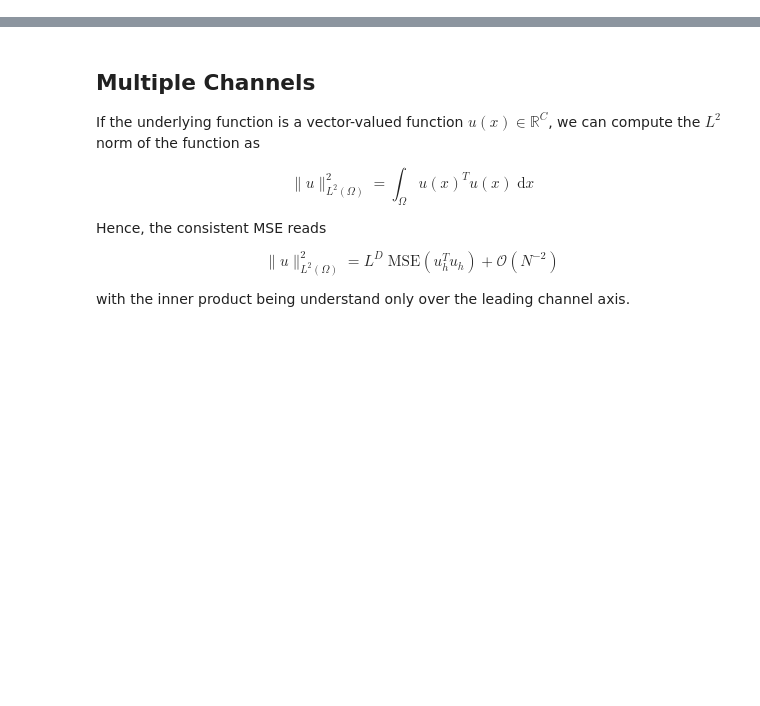
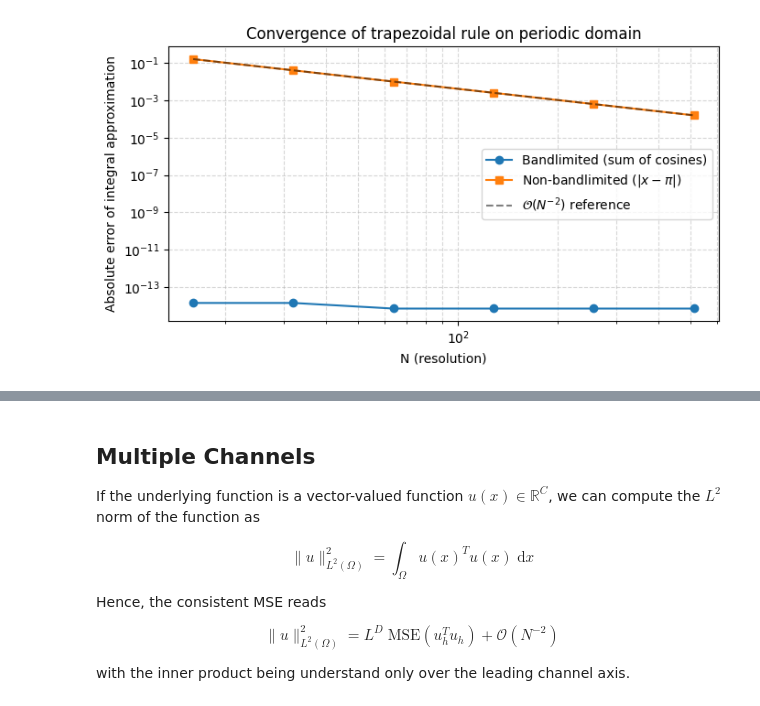
Before and after one commit to Ceyron/exponax, a Jupyter notebook: docs/examples/on_metrics_advanced.ipynb, the cells around one changed output, grey strips where cells are left out. Saved outputs shown, nothing was run; the diff lists cells and outputs as text; code cells hidden in the pictures; blank space fills up the shorter version.

Commit message:
Finalize the Metrics Notebooks (#85)
* Write the introductory metric notebook

* Execute Notebook

* Implement advanced metrics notebook

```diff
--- a/docs/examples/on_metrics_advanced.ipynb
+++ b/docs/examples/on_metrics_advanced.ipynb
@@ -150,0 +163,19 @@ Is consistent with the L1 norm???
+# %%
+L = 2 * jnp.pi
+N = 128
+dx = L / N
+grid = jnp.arange(N) * dx
+
+# Bandlimited signal: sum of a few cosines
+u = 3.0 * jnp.cos(grid) + 1.5 * jnp.cos(3 * grid) + 0.7 * jnp.cos(5 * grid)
+
+# Manual trapezoidal rule: (L/N) * sum(|u|^2)
+manual_mse = (L / N) * jnp.sum(u**2)
+
+# Using exponax (needs leading channel axis)
+u_ex = u[None, :]  # shape (1, N)
+ex_mse = ex.metrics.MSE(u_ex, domain_extent=float(L))
+
+print(f"Manual  (L/N)*sum(|u|^2) = {float(manual_mse):.10f}")
+print(f"ex.metrics.MSE           = {float(ex_mse):.10f}")
+print(f"Difference               = {float(jnp.abs(manual_mse - ex_mse)):.2e}")
@@ -150,0 +205,48 @@ Is consistent with the L1 norm???
+# %%
+resolutions = [16, 32, 64, 128, 256, 512]
+
+# (a) Bandlimited signal: analytic ||u||^2 = pi * (3^2 + 1.5^2 + 0.7^2)
+# (cross terms integrate to zero, cos^2(kx) integrates to pi)
+analytic_bl = jnp.pi * (3.0**2 + 1.5**2 + 0.7**2)
+
+# (b) Non-bandlimited: u(x) = |x - pi|, continuous periodic with kinks
+# int_0^{2pi} (x - pi)^2 dx = 2*pi^3/3
+analytic_nbl = 2.0 * jnp.pi**3 / 3.0
+
+errors_bl = []
+errors_nbl = []
+
+for N_i in resolutions:
+    grid_i = jnp.arange(N_i) * (L / N_i)
+
+    # Bandlimited
+    u_bl = 3.0 * jnp.cos(grid_i) + 1.5 * jnp.cos(3 * grid_i) + 0.7 * jnp.cos(5 * grid_i)
+    integral_bl = (L / N_i) * jnp.sum(u_bl**2)
+    errors_bl.append(float(jnp.maximum(jnp.abs(integral_bl - analytic_bl), 1e-16)))
+
+    # Non-bandlimited: |x - pi|
+    u_nbl = jnp.abs(grid_i - jnp.pi)
+    integral_nbl = (L / N_i) * jnp.sum(u_nbl**2)
+    errors_nbl.append(float(jnp.abs(integral_nbl - analytic_nbl)))
+
+plt.figure(figsize=(7, 4))
+plt.loglog(resolutions, errors_bl, "o-", label="Bandlimited (sum of cosines)")
+plt.loglog(resolutions, errors_nbl, "s-", label="Non-bandlimited ($|x - \\pi|$)")
+# Reference line for N^{-2}
+N_arr = jnp.array(resolutions, dtype=float)
+plt.loglog(
+    resolutions,
+    float(errors_nbl[0]) * (N_arr / resolutions[0]) ** (-2),
+    "k--",
+    alpha=0.5,
+    label="$\\mathcal{O}(N^{-2})$ reference",
+)
+plt.xlabel("N (resolution)")
+plt.ylabel("Absolute error of integral approximation")
+plt.title("Convergence of trapezoidal rule on periodic domain")
+plt.legend()
+plt.grid(True, which="both", ls="--", alpha=0.5)
+plt.tight_layout()
+plt.show()
+# %% [output]
+[figure, added]
```
Also changed, not shown: parts of 29 cells of this notebook, 1 other file.
